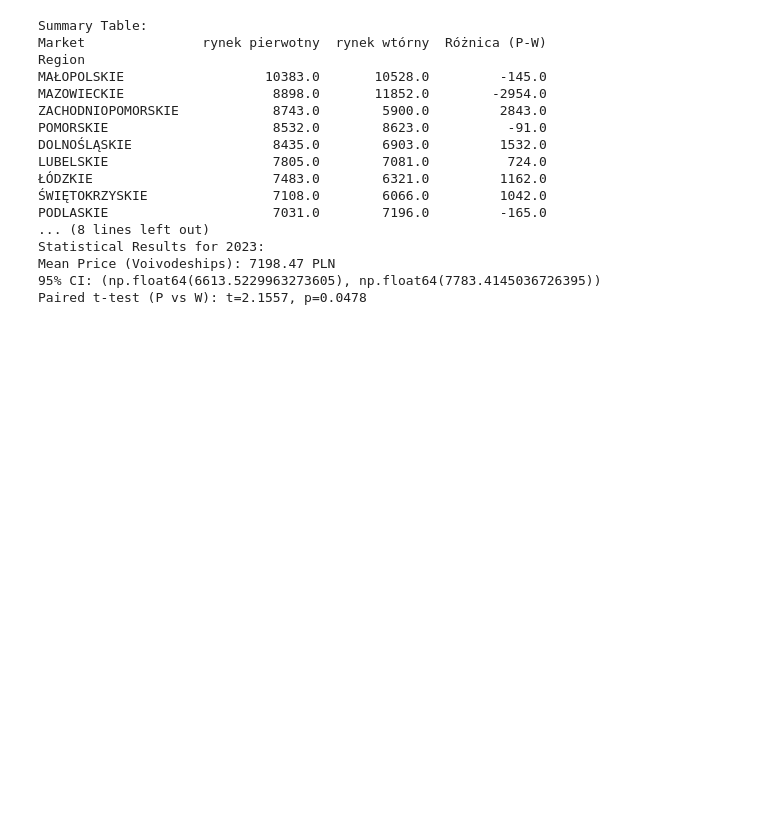
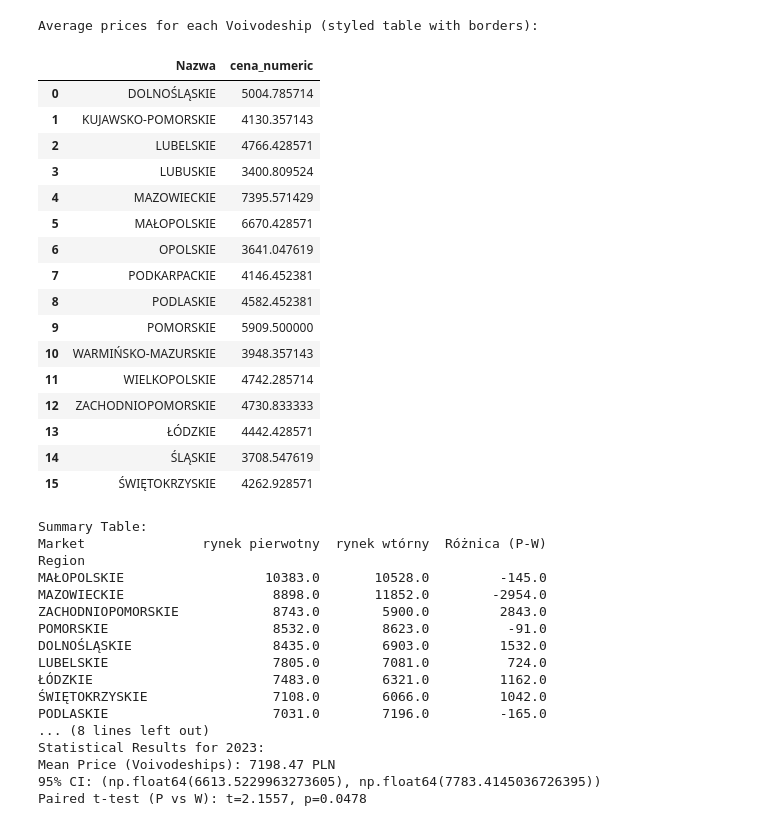
Before and after one commit to MatiMajewski/Beginners, a Jupyter notebook: Podejście2.ipynb, the cells around one changed output. Drawn from its saved outputs; the diff is of its cells as text; code cells hidden in the pictures; blank space fills up the shorter version.

```diff
--- a/Podejście2.ipynb
+++ b/Podejście2.ipynb
@@ -307,3 +251,36 @@ ZACHODNIOPOMORSKIE    6945.0           8743.0        5900.0
+# %%
+import pandas as pd
+
+# Ensure the 'average_prices_by_voivodeship' DataFrame is available
+# (assuming it was created in a previous step)
+
+# Apply a background gradient and add borders to the 'cena_numeric' column with a more subtle colormap
+styled_table = average_prices_by_voivodeship.style\
+    .background_gradient(cmap='Greens', subset=['cena_numeric']) \
+    .set_properties(**{'border-color': '#0a0a0a', 'border-style': 'solid', 'border-width': '1px'}) \
+    .set_table_styles([{'selector': 'td, th', 'props': [('border', '1px solid #0a0a0a')]}]) # Add borders to cells
+
+print("Average prices for each Voivodeship (styled table with borders):")
+display(styled_table)
+# %% [output]
+Average prices for each Voivodeship (styled table with borders):
+|  | Nazwa | cena_numeric |
+| 0 | DOLNOŚLĄSKIE | 5004.785714 |
+| 1 | KUJAWSKO-POMORSKIE | 4130.357143 |
+| 2 | LUBELSKIE | 4766.428571 |
+| 3 | LUBUSKIE | 3400.809524 |
+| 4 | MAZOWIECKIE | 7395.571429 |
+| 5 | MAŁOPOLSKIE | 6670.428571 |
+| 6 | OPOLSKIE | 3641.047619 |
+| 7 | PODKARPACKIE | 4146.452381 |
+| 8 | PODLASKIE | 4582.452381 |
+| 9 | POMORSKIE | 5909.500000 |
+| 10 | WARMIŃSKO-MAZURSKIE | 3948.357143 |
+| 11 | WIELKOPOLSKIE | 4742.285714 |
+| 12 | ZACHODNIOPOMORSKIE | 4730.833333 |
+| 13 | ŁÓDZKIE | 4442.428571 |
+| 14 | ŚLĄSKIE | 3708.547619 |
+| 15 | ŚWIĘTOKRZYSKIE | 4262.928571 |
 # %%
 import pandas as pd
 import matplotlib.pyplot as plt
```
Also changed, not shown: parts of 7 cells of this notebook.
